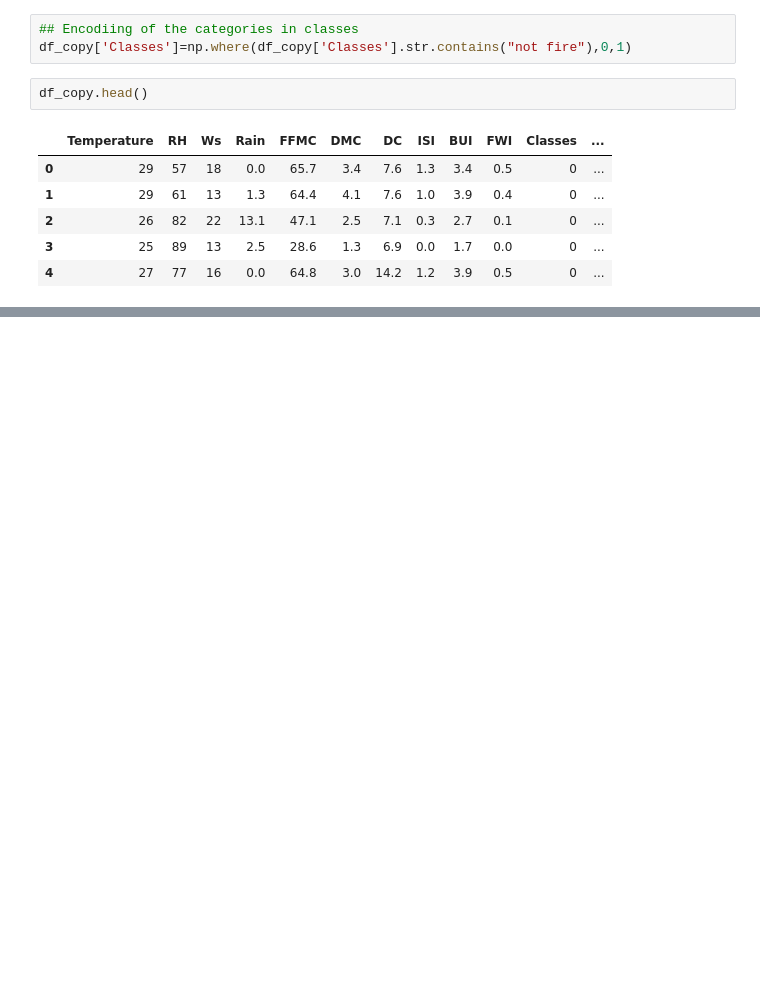
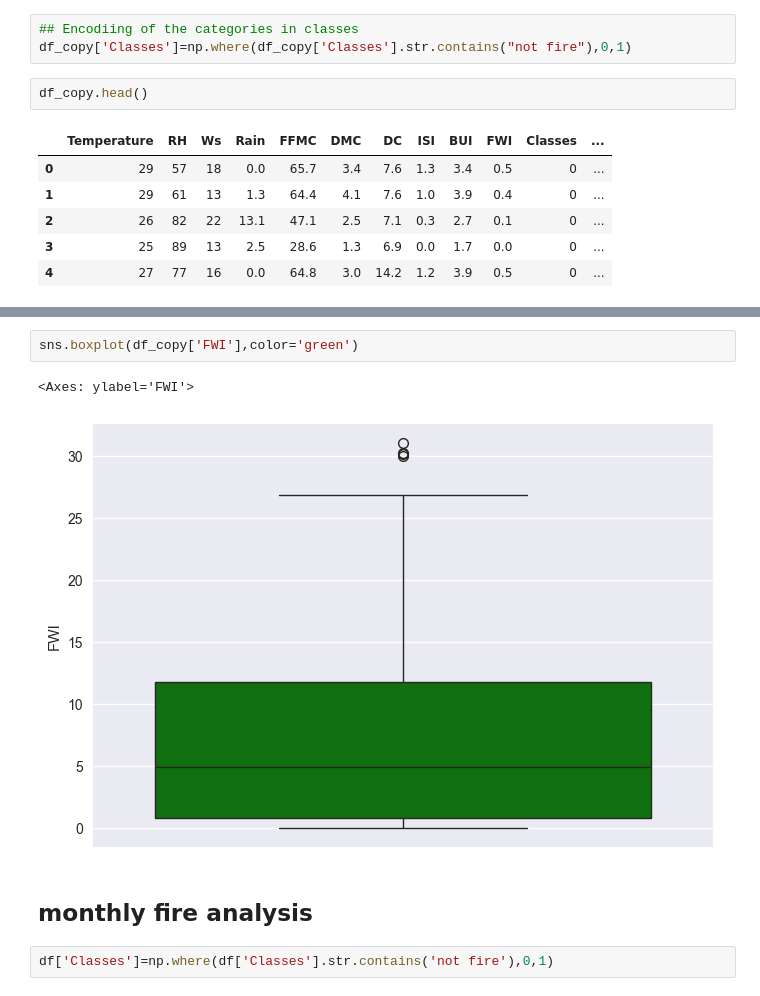
Before and after one commit to Niranjan683/MLprojects, a Jupyter notebook: ridge_lasso/ridge_lasso.ipynb, the cells around one changed output, grey strips where cells are left out. Saved outputs shown, nothing was run; the diff lists cells and outputs as text; blank space fills up the shorter version.

```diff
--- a/ridge_lasso/ridge_lasso.ipynb
+++ b/ridge_lasso/ridge_lasso.ipynb
@@ -301,0 +366,9 @@ Name: count, dtype: int64
+# %%
+sns.boxplot(df_copy['FWI'],color='green')
+# %% [output]
+<Axes: ylabel='FWI'>
+[figure, added]
+# %% [markdown]
+## monthly fire analysis
+# %%
+df['Classes']=np.where(df['Classes'].str.contains('not fire'),0,1)
```
Also changed, not shown: parts of 37 cells of this notebook, 1 other file.
